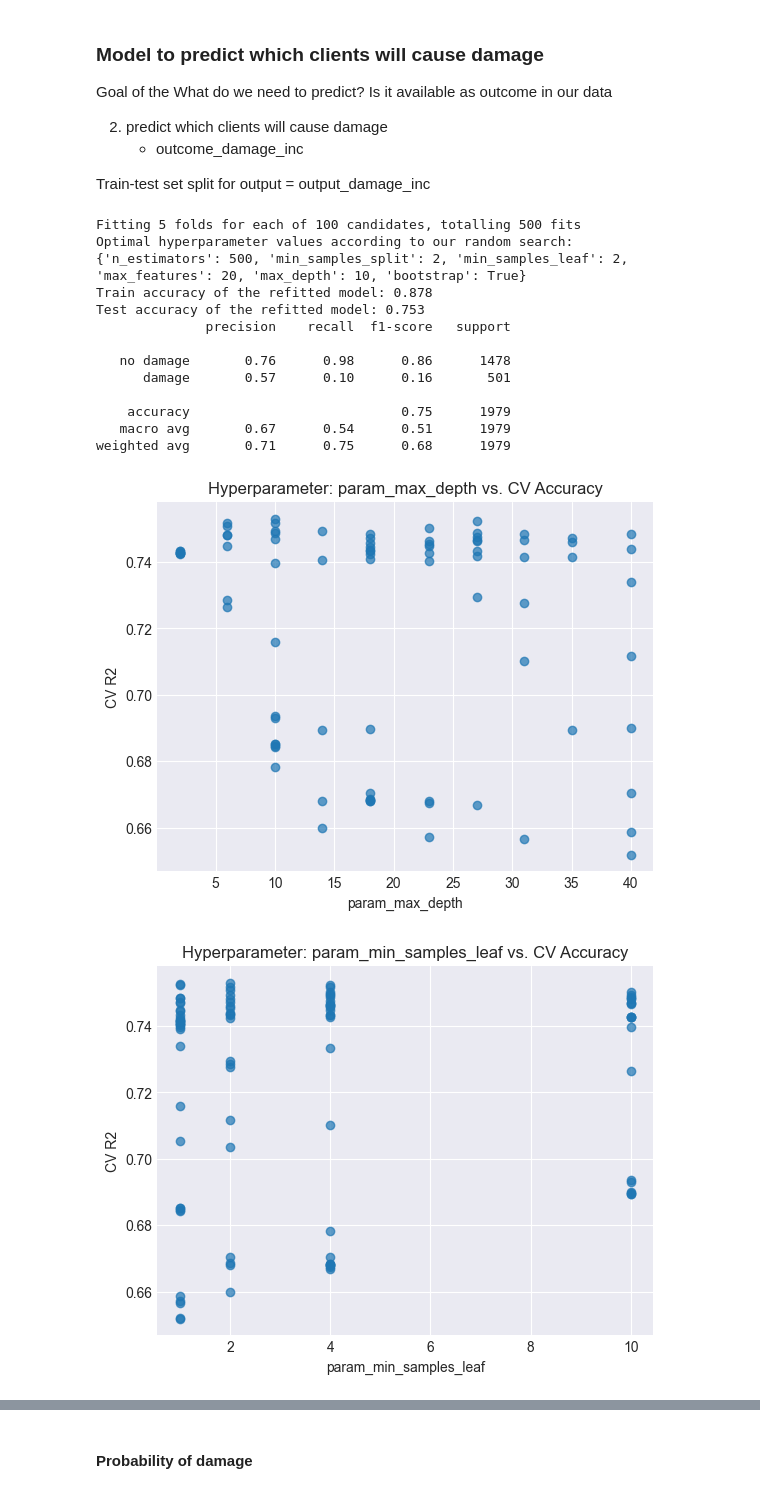
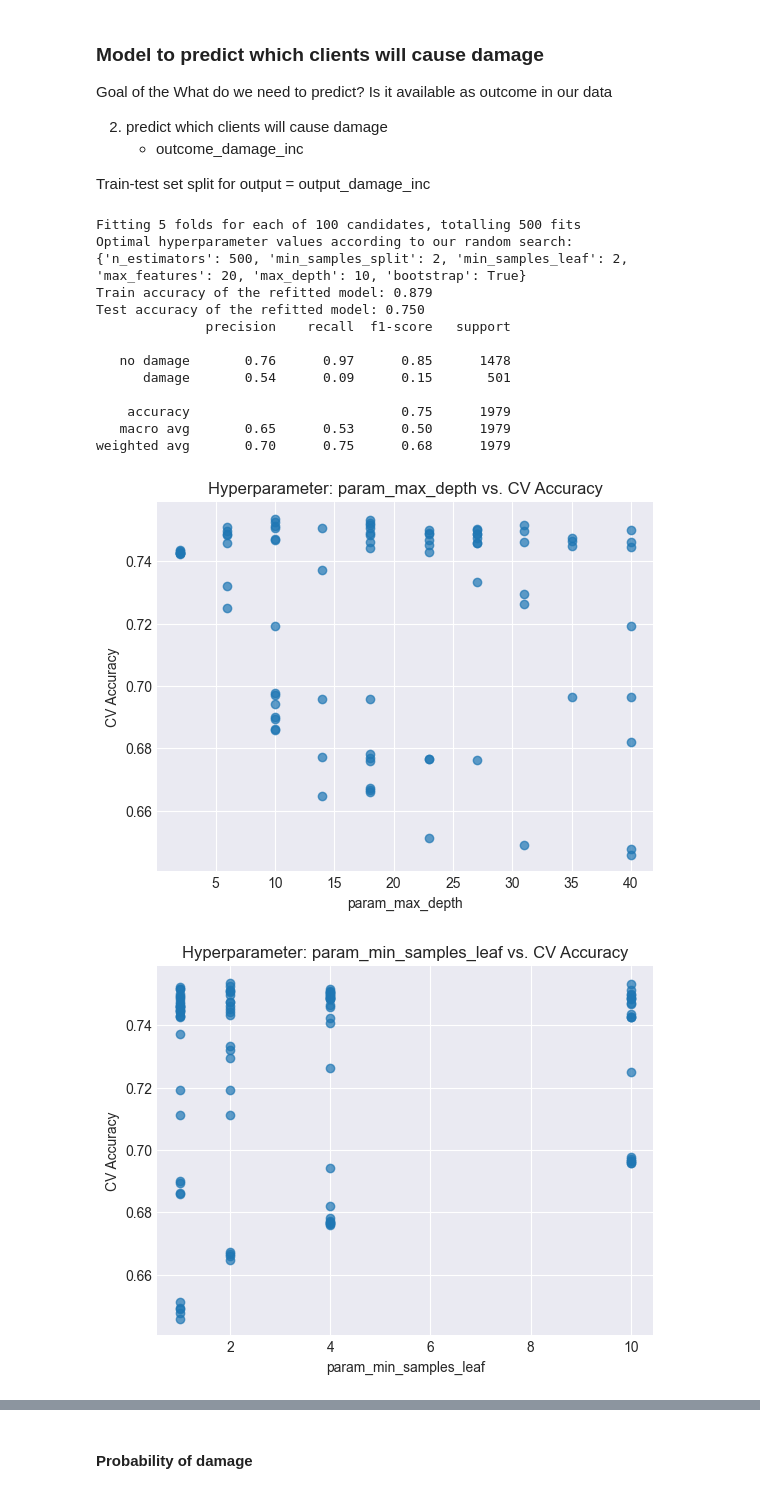
Before and after one commit to Marijkevandesteene/MachineLearning, a Jupyter notebook: ExamDataMining_Integrated_Marijke.ipynb, the cells around one changed output, grey strips where cells are left out. Drawn from its saved outputs; the diff is of its cells as text; code cells hidden in the pictures.

```diff
--- a/ExamDataMining_Integrated_Marijke.ipynb
+++ b/ExamDataMining_Integrated_Marijke.ipynb
@@ -780,21 +776,26 @@ Instead of separating between numerical and categorical values, we will use a **
 # %%
 # -- first define the min max scaler and apply to the original data
 imputer_scaler = MinMaxScaler().set_output(transform="pandas")
-train_V2_scaled = imputer_scaler.fit_transform(train_V2)
-## score_scaled = imputer_scaler.transform(score)
+
+# -- set the target features aside as we will apply the imputer to the score as well, which lacks the target features,
+#    so only use the input feature for transformation & imputing
+train_V2_outcome = train_V2[target_features]
+train_V2_scaled = imputer_scaler.fit_transform(train_V2.drop(columns=target_features))
+score_scaled = imputer_scaler.transform(score)
 
 # -- next define the imputer having 5 neighbours (default) and uniform weights
 imputer_knn = KNNImputer(n_neighbors=5, weights='uniform').set_output(transform="pandas")
 
 # -- apply to the scaled data
 train_V2_scaled = imputer_knn.fit_transform(X=train_V2_scaled)
-## score_scaled = imputer_knn.transform(score)
+score_scaled = imputer_knn.transform(score)
 
 # -- and apply the inverse transform
-train_V2 = imputer_scaler.inverse_transform(train_V2_scaled)
-## score = imputer_scaler.inverse_transform(score_scaled)
+train_V2_inv_transformed = imputer_scaler.inverse_transform(train_V2_scaled)
+score_inv_transformed = imputer_scaler.inverse_transform(score_scaled)
 
 # -- interestingly, the set_output(transform="pandas") is not implemented yet on the inverse transform in sklearn,
 #    so we will pour the numpy array into a dataframe ourselves (see:  https://github.com/scikit-learn/scikit-learn/issues/27843)
-train_V2 = pd.DataFrame(train_V2, columns=train_V2_scaled.columns).set_index(train_V2_scaled.index)
-## score = pd.DataFrame(score, columns=score_scaled.columns).set_index(score_scaled.index)
+#    here we put back the outcome variables which we set aside before we fitted the scaler transform
+train_V2 = pd.concat( [ pd.DataFrame(train_V2_inv_transformed, columns=train_V2_scaled.columns).set_index(train_V2_scaled.index), train_V2_outcome ], axis=1 )
+score = pd.DataFrame(score_inv_transformed, columns=score_scaled.columns).set_index(score_scaled.index)
@@ -1110 +1088,6 @@ X_train, X_test, y_train, y_test = train_test_split(train_V2.drop(['outcome_dama
+# %%
+# The outcome to maximize is profit - damage
+
+# don't assign to dataframe just yet ???
+train_V2['revenue'] = train_V2['outcome_profit'] - train_V2['outcome_damage_amount']
 # %%
@@ -1277,0 +1288,14 @@ score['revenue_pred'] = rf_revenue_best.predict(score)
+# %%
+# Extracting hyperparameter tuning results and checking
+rf_cv_res = pd.DataFrame(rf_hyperparam_tuning_random.cv_results_)
+
+# Scatter plot of selection of hyperparams vs performance
+plot_hyperparams = ['param_max_depth', 'param_min_samples_leaf', 'param_n_estimators']
+# in the .cv_results_ there is always a 'param_' prefix!
+
+for param in plot_hyperparams:
+    plt.figure(); # This command will help in the plots not 'falling' on top of each other ;)
+    plt.scatter(x=rf_cv_res[param], y=rf_cv_res['mean_test_score'], alpha=0.7); # alpha to get some opacity
+    plt.xlabel(param);
+    plt.ylabel('CV R2')
+    plt.title(f"Hyperparameter: {param} vs. CV R2")
@@ -1309,9 +1346,6 @@ X_train, X_test, y_train, y_test = train_test_split(train_V2.drop(['outcome_dama
                                                     shuffle=True,  # This shuffles the data! (Important)
                                                     random_state=seed)  # setting seed for consistent results
 # %%
-# Random Forest for classification - random search 3-fold CV - this can take a while
-from sklearn.ensemble import RandomForestClassifier
-
 # Defining candidate grid to sample from (RandomizedSearchCV will sample from it)
 n_estimators = [int(x) for x in np.linspace(start=100, stop=500, num=5)]  # list comprehension because we want integers!
 max_features = [int(x) for x in np.linspace(start=5, stop=150, num=20)]
@@ -1369,32 +1403,32 @@ print(classification_report(y_true=y_test, y_pred=rf_damageInd_y_test_pred, targ
 Fitting 5 folds for each of 100 candidates, totalling 500 fits
 Optimal hyperparameter values according to our random search:
 {'n_estimators': 500, 'min_samples_split': 2, 'min_samples_leaf': 2, 'max_features': 20, 'max_depth': 10, 'bootstrap': True}
-Train accuracy of the refitted model: 0.878
-Test accuracy of the refitted model: 0.753
+Train accuracy of the refitted model: 0.879
+Test accuracy of the refitted model: 0.750
               precision    recall  f1-score   support
 
-   no damage       0.76      0.98      0.86      1478
-      damage       0.57      0.10      0.16       501
+   no damage       0.76      0.97      0.85      1478
+      damage       0.54      0.09      0.15       501
 
     accuracy                           0.75      1979
-   macro avg       0.67      0.54      0.51      1979
-weighted avg       0.71      0.75      0.68      1979
+   macro avg       0.65      0.53      0.50      1979
+weighted avg       0.70      0.75      0.68      1979
 # %%
 pickle.dump(rf_damageInd, open('..\\RF_model_damage_inc.pkl','wb'))
 # %%
 # Extracting hyperparameter tuning results and checking
 rf_cv_res = pd.DataFrame(rf_hyperparam_tuning.cv_results_)
 
 # Scatter plot of selection of hyperparams vs performance
 plot_hyperparams = ['param_max_depth', 'param_min_samples_leaf', 'param_n_estimators']
 # in the .cv_results_ there is always a 'param_' prefix!
 
 for param in plot_hyperparams:
     plt.figure(); # This command will help in the plots not 'falling' on top of each other ;)
     plt.scatter(x=rf_cv_res[param], y=rf_cv_res['mean_test_score'], alpha=0.7); # alpha to get some opacity
     plt.xlabel(param);
-    plt.ylabel('CV R2')
+    plt.ylabel('CV Accuracy')
     plt.title(f"Hyperparameter: {param} vs. CV Accuracy")
 # %% [output]
-[figure, old version]
+[figure, new version]
-[figure, old version]
+[figure, new version]
```
Also changed, not shown: parts of 81 cells of this notebook, 3 other files.
